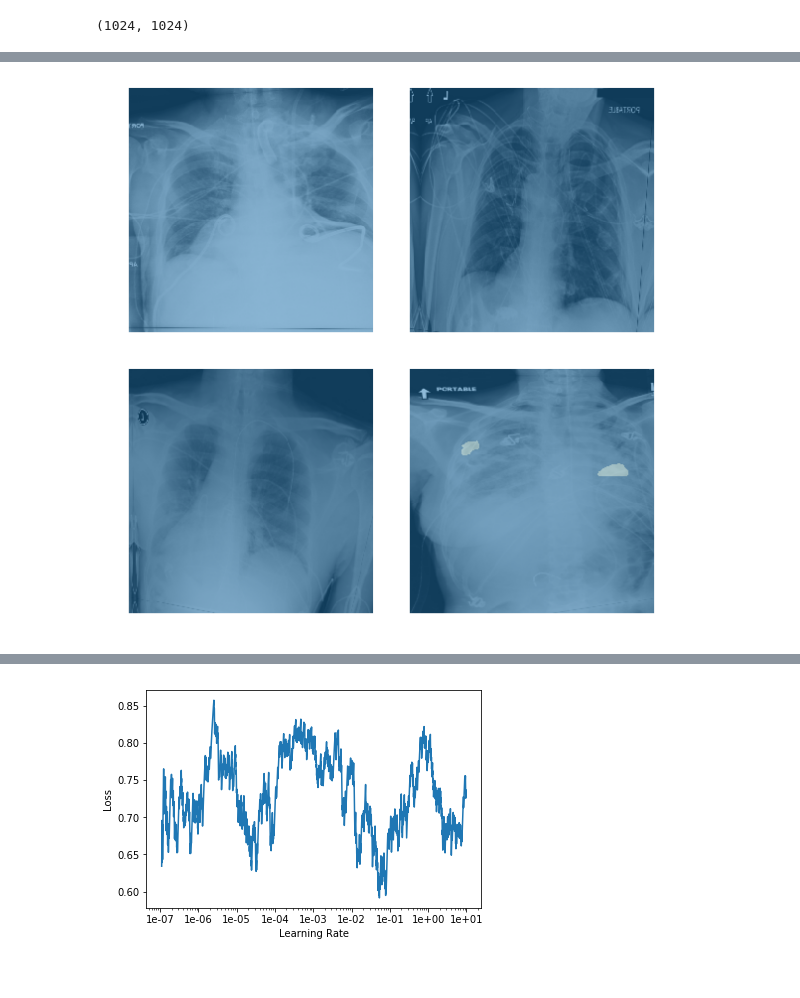
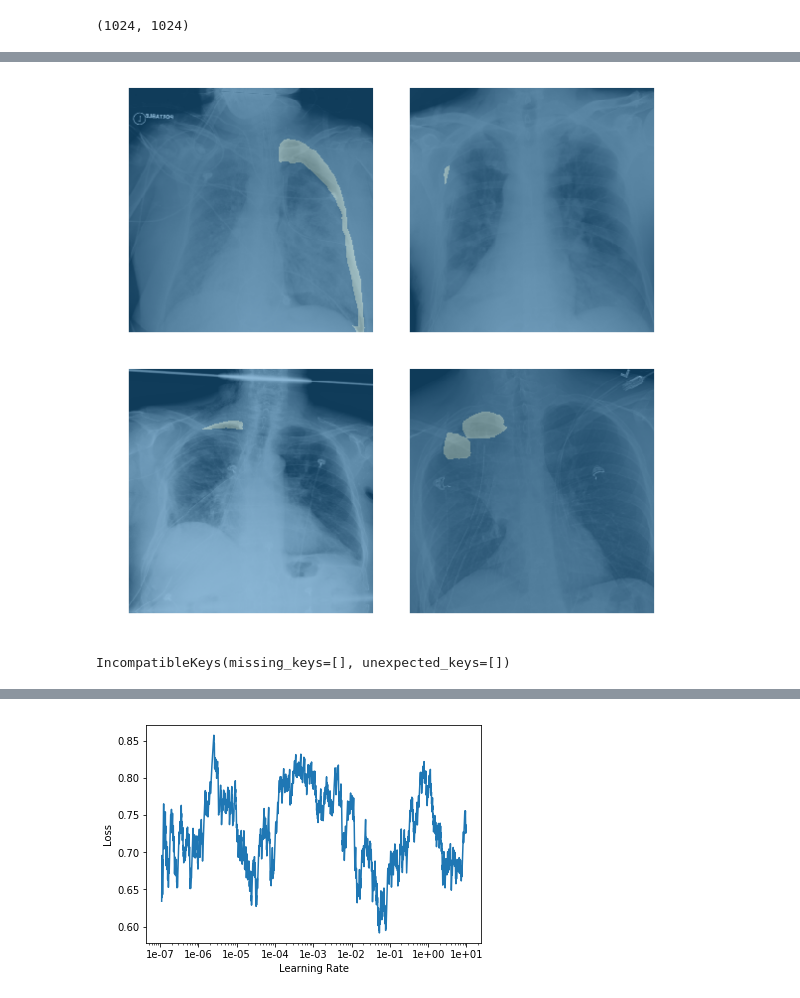
Before and after one commit to schwobr/siim-pneumothorax, a Jupyter notebook: notebooks/fastai_tests.ipynb, the cells around one changed output, grey strips where cells are left out. Saved outputs shown, nothing was run; the diff lists cells and outputs as text; code cells hidden in the pictures.

```diff
--- a/notebooks/fastai_tests.ipynb
+++ b/notebooks/fastai_tests.ipynb
@@ -10,15 +10,18 @@ import pandas as pd
 from tqdm import tqdm_notebook as tqdm
 import pdb
 
+from skimage.morphology import label
+
 from torchvision import transforms
 import torchvision.transforms.functional as TF
 from torch.nn.functional import binary_cross_entropy_with_logits
 import torch
 import torch.nn as nn
-from torch.utils.data import WeightedRandomSampler
+from torch.utils.data import WeightedRandomSampler, Sampler
 
 from fastai.vision.data import SegmentationItemList, SegmentationLabelList, ImageList
 from fastai.data_block import FloatList, FloatItem
+from fastai.basic_data import DatasetType
 from fastai.vision.image import Image, ImageSegment, image2np, pil2tensor
 from fastai.vision.transform import get_transforms
 from fastai.vision.learner import unet_learner, cnn_learner
@@ -40,25 +43,28 @@ PROJECT_PATH = Path(
     '/work/stages/schwob/siim-pneumothorax')
 FULL_TRAIN_PATH = PROJECT_PATH/'data/dicom-images-train'
 FULL_TEST_PATH = PROJECT_PATH/'data/dicom-images-test'
+DATA = PROJECT_PATH/'data'
 TRAIN_PATH = PROJECT_PATH/'data/train'
 TEST_PATH = PROJECT_PATH/'data/test'
 MODELS_PATH = PROJECT_PATH/'models/'
+STATE_DICT_PATH = MODELS_PATH/'resnet152_backbone_pretrained.pth'
 SUB_PATH = PROJECT_PATH/'submissions/'
 LABELS_OLD = PROJECT_PATH/'data/train-rle.csv'
-LABELS = PROJECT_PATH/'data/train-rle-fastai1.csv'
+LABELS = PROJECT_PATH/'data/train-rle-fastai2.csv'
+LABELS_POS = PROJECT_PATH/'data/train-rle-fastai_pos.csv'
 LABELS_CLASSIF = PROJECT_PATH/'data/train-rle-fastai-classif.csv'
 LOG = Path('/work/stages/schwob/runs')
 
 # LEARNER CONFIG
 BATCH_SIZE = 4
 WD = 0.1
-LR = 1e-2
+LR = 2e-4
 GROUP_LIMITS = None
 FREEZE_UNTIL = None
 EPOCHS = 10
 UNFROZE_EPOCHS = 10
 PRETRAINED = True
-MODEL = 'resnet34'
+MODEL = 'resnet152'
 CLASSES = ['pneum']
 ACT = 'sigmoid'
 # %%
@@ -272,7 +404,8 @@ def load_data(path, bs=8, train_size=256):
                   split_by_rand_pct(valid_pct=0.2).
                   label_from_df(cols=[0, 1], classes=['pneum'], label_cls=MaskList, train_path=path.parent).
                   transform(get_transforms(), size=train_size, tfm_y=True).
-                  databunch(bs=bs, num_workers=0))
+                  databunch(bs=bs, num_workers=0).
+                  normalize())
     return train_list
 # %%
 def load_data_classif(path, bs=8, train_size=256, weight_sample=True):
@@ -290,2 +428,2 @@ def load_data_classif(path, bs=8, train_size=256, weight_sample=True):
 # %%
-db = load_data(LABELS, bs=BATCH_SIZE, train_size=TRAIN_SIZE)
+db = load_data(LABELS_POS, bs=BATCH_SIZE, train_size=TRAIN_SIZE)
@@ -302,5 +430,5 @@ tensor([[[0., 0., 0.,  ..., 0., 0., 0.],
 # %%
-db.show_batch(cmap=plt.cm.bone)
+db.show_batch(rows=3, cmap=plt.cm.bone)
 # %% [output]
-[figure, old version]
+[figure, new version]
 # %%
@@ -338,0 +504,4 @@ learner = unet_learner(db, models[MODEL], pretrained=PRETRAINED, loss_func=DiceL
+# %%
+next(learner.model.children())[0].load_state_dict(torch.load(STATE_DICT_PATH))
+# %% [output]
+IncompatibleKeys(missing_keys=[], unexpected_keys=[])
```
Also changed, not shown: parts of 77 cells of this notebook, 1 other file.
